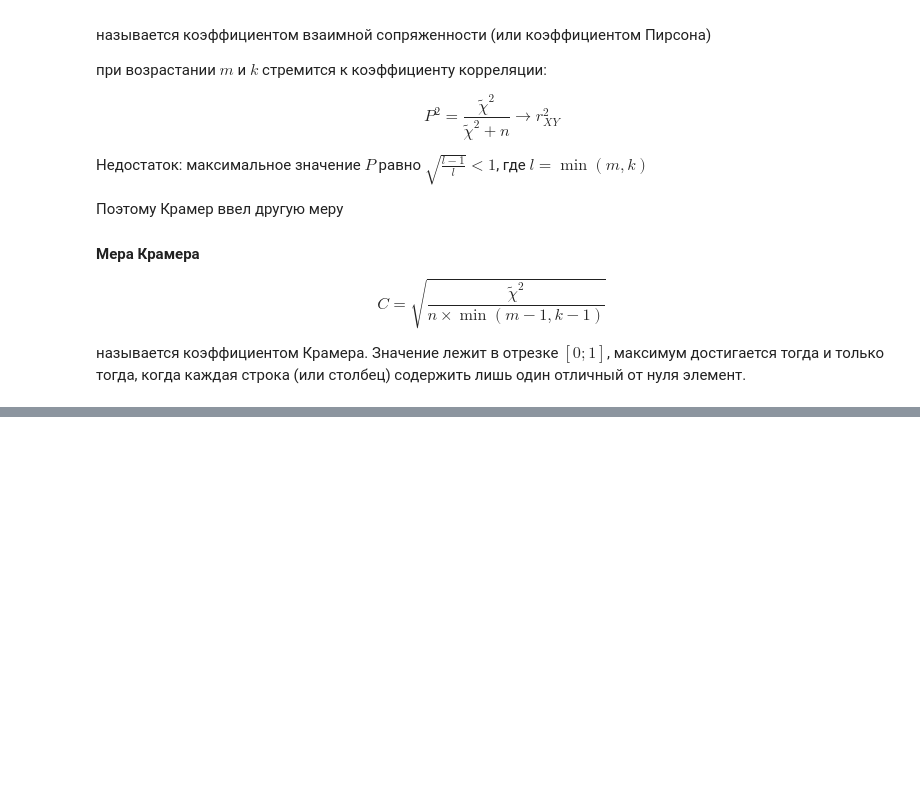
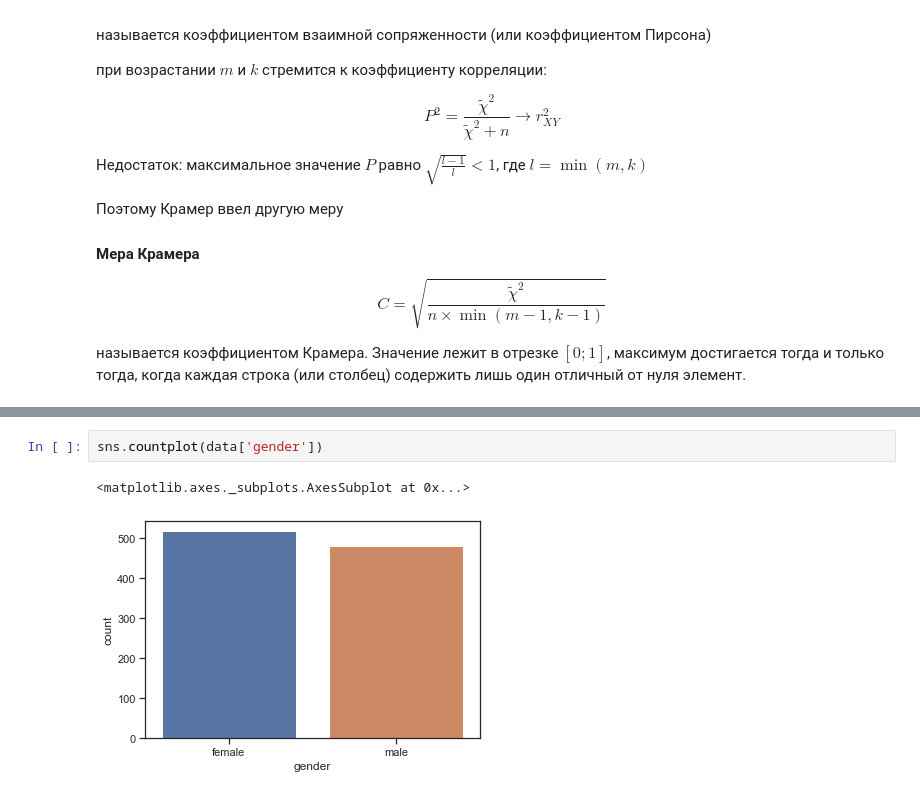
Before and after one commit to alexnikko/university, a Jupyter notebook: da_spring2020/workflow/lab_5_chi_squared.ipynb, the cells around one changed output, grey strips where cells are left out. Saved outputs shown, nothing was run; the diff lists cells and outputs as text; blank space fills up the shorter version.

```diff
--- a/da_spring2020/workflow/lab_5_chi_squared.ipynb
+++ b/da_spring2020/workflow/lab_5_chi_squared.ipynb
@@ -89,0 +167,5 @@ $$C = \sqrt{\frac{\tilde{\chi}^2}{n\times \min(m-1, k-1)}}$$
+# %%
+sns.countplot(data['gender'])
+# %% [output]
+<matplotlib.axes._subplots.AxesSubplot at 0x...>
+[figure, added]
```
Also changed, not shown: parts of 40 cells of this notebook, 9 other files.
